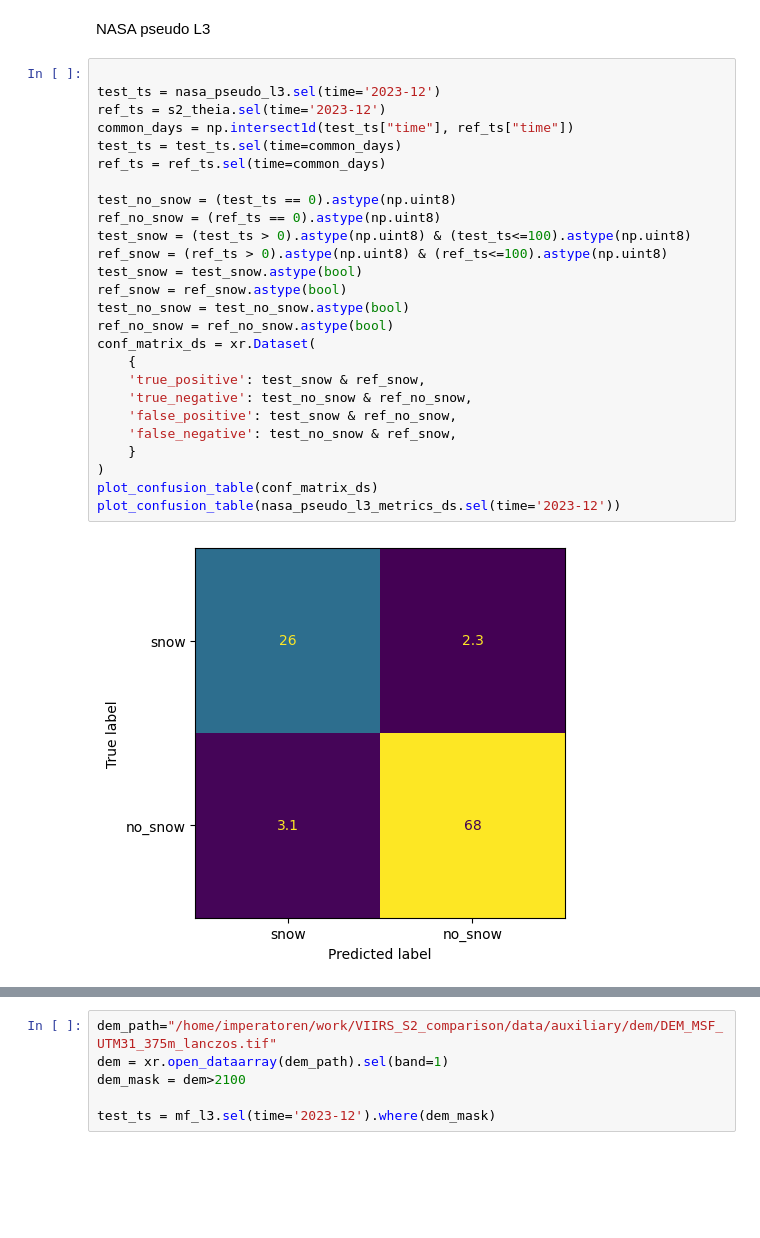
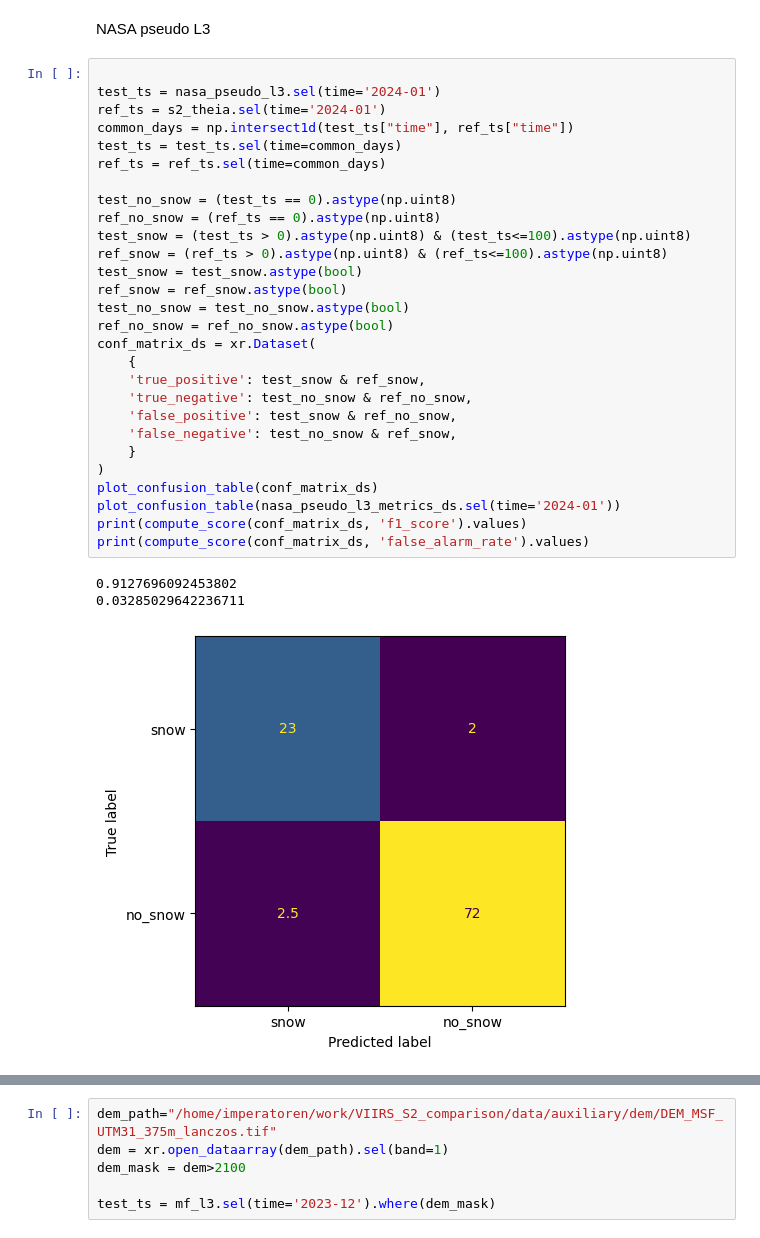
Before and after one commit to nicolaimpe/viirsnow, a Jupyter notebook: notebooks/validation.ipynb, the cells around one changed output, grey strips where cells are left out. Cells and saved outputs as stored; diff of their text form; blank space fills up the shorter version.

```diff
--- a/notebooks/validation.ipynb
+++ b/notebooks/validation.ipynb
@@ -82,29 +165,33 @@ plot_confusion_table(nasa_l3_metrics_ds.sel(time='2023-12'))
 NASA pseudo L3
 # %%
 
-test_ts = nasa_pseudo_l3.sel(time='2023-12')
-ref_ts = s2_theia.sel(time='2023-12')
+test_ts = nasa_pseudo_l3.sel(time='2024-01')
+ref_ts = s2_theia.sel(time='2024-01')
 common_days = np.intersect1d(test_ts["time"], ref_ts["time"])
 test_ts = test_ts.sel(time=common_days)
 ref_ts = ref_ts.sel(time=common_days)
 
 test_no_snow = (test_ts == 0).astype(np.uint8)
 ref_no_snow = (ref_ts == 0).astype(np.uint8)
 test_snow = (test_ts > 0).astype(np.uint8) & (test_ts<=100).astype(np.uint8)
 ref_snow = (ref_ts > 0).astype(np.uint8) & (ref_ts<=100).astype(np.uint8)
 test_snow = test_snow.astype(bool)
 ref_snow = ref_snow.astype(bool)
 test_no_snow = test_no_snow.astype(bool)
 ref_no_snow = ref_no_snow.astype(bool)
 conf_matrix_ds = xr.Dataset(
     {
     'true_positive': test_snow & ref_snow,
     'true_negative': test_no_snow & ref_no_snow,
     'false_positive': test_snow & ref_no_snow,
     'false_negative': test_no_snow & ref_snow,
     }
 )
 plot_confusion_table(conf_matrix_ds)
-plot_confusion_table(nasa_pseudo_l3_metrics_ds.sel(time='2023-12'))
+plot_confusion_table(nasa_pseudo_l3_metrics_ds.sel(time='2024-01'))
+print(compute_score(conf_matrix_ds, 'f1_score').values)
+print(compute_score(conf_matrix_ds, 'false_alarm_rate').values)
 # %% [output]
+0.9127696092453802
+0.03285029642236711
-[figure, old version]
+[figure, new version]
```
Also changed, not shown: parts of 6 cells of this notebook.
